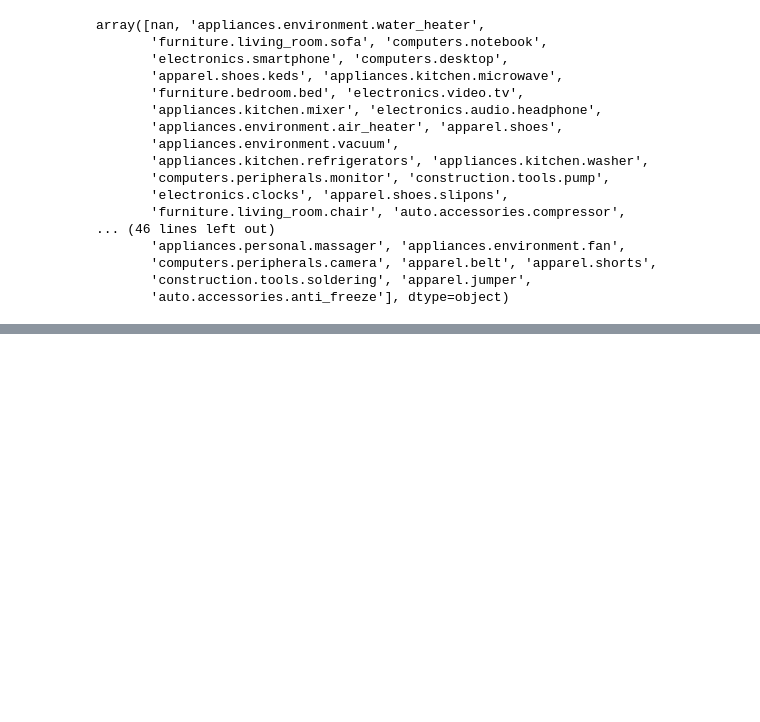
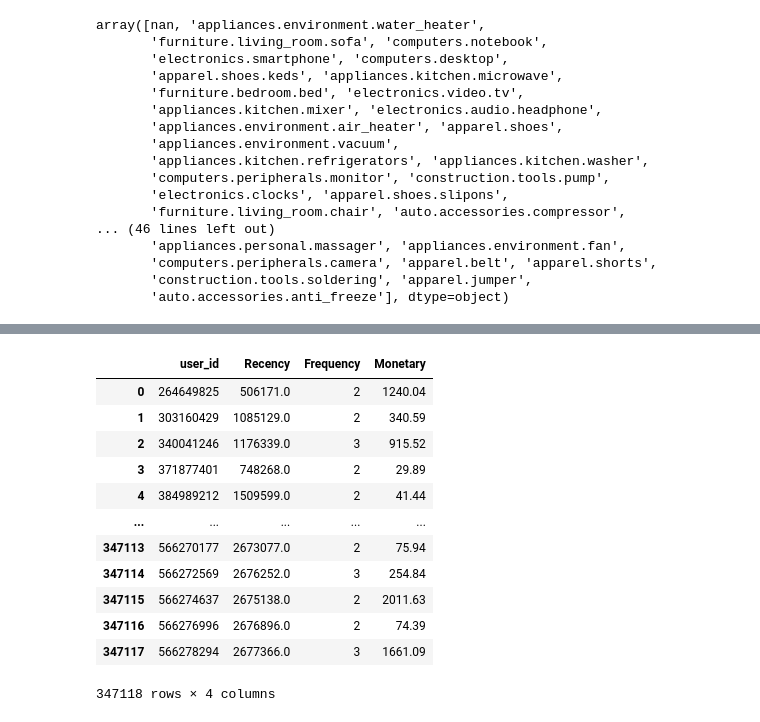
Before and after one commit to Songnahyun/AI_12_cp2_project, a Jupyter notebook: CP2_송나현.ipynb, the cells around one changed output, grey strips where cells are left out. Saved outputs shown, nothing was run; the diff lists cells and outputs as text; code cells hidden in the pictures; blank space fills up the shorter version.

```diff
--- a/CP2_송나현.ipynb
+++ b/CP2_송나현.ipynb
@@ -238,0 +315,22 @@ df2
+# %%
+## 데이터 변환
+current_day = pd.to_datetime('20191001') # 기준 날짜를 2019년 10월 1일 0시 0분으로 잡았다.
+time_diff = rfm_df['Recency']- current_day # 최근방문일과 기준 날짜의 시간 차이 => 클수록 방문한지 오래됨
+time_in_seconds = [x.total_seconds() for x in time_diff] # 시간 차이를 초단위로 계산
+rfm_df['Recency'] = time_in_seconds # 변환된 데이터를 다시 삽입한다.
+# %%
+rfm_df
+# %% [output]
+|  | user_id | Recency | Frequency | Monetary |
+| 0 | 264649825 | 506171.0 | 2 | 1240.04 |
+| 1 | 303160429 | 1085129.0 | 2 | 340.59 |
+| 2 | 340041246 | 1176339.0 | 3 | 915.52 |
+| 3 | 371877401 | 748268.0 | 2 | 29.89 |
+| 4 | 384989212 | 1509599.0 | 2 | 41.44 |
+| ... | ... | ... | ... | ... |
+| 347113 | 566270177 | 2673077.0 | 2 | 75.94 |
+| 347114 | 566272569 | 2676252.0 | 3 | 254.84 |
+| 347115 | 566274637 | 2675138.0 | 2 | 2011.63 |
+| 347116 | 566276996 | 2676896.0 | 2 | 74.39 |
+| 347117 | 566278294 | 2677366.0 | 3 | 1661.09 |
+347118 rows × 4 columns
```
Also changed, not shown: parts of 17 cells of this notebook.
